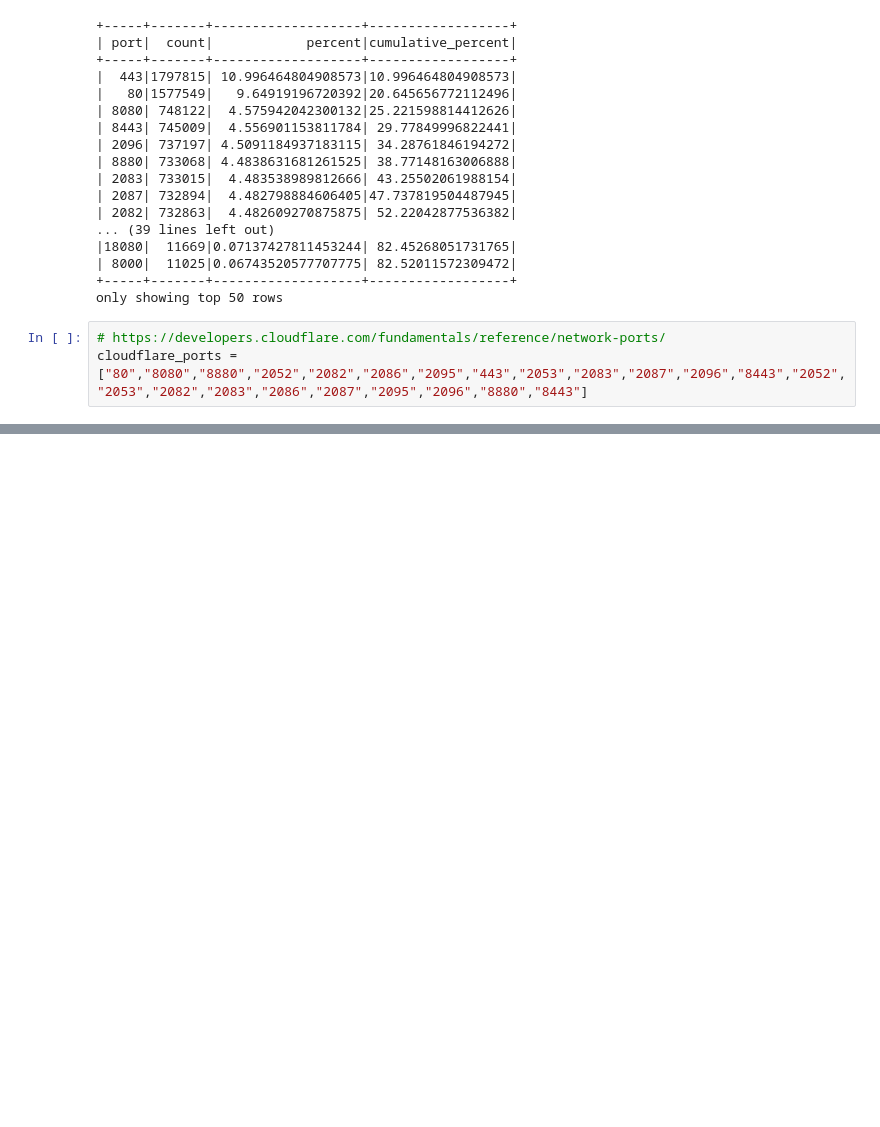
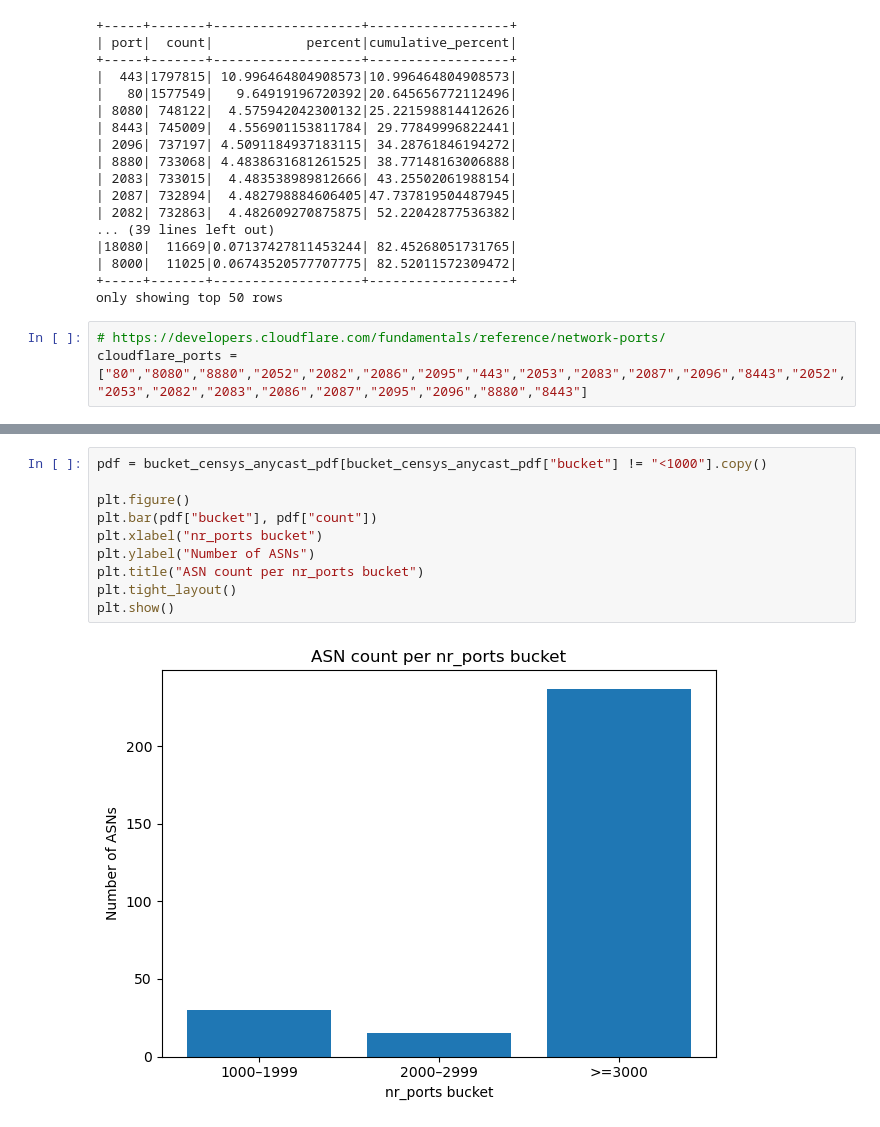
Before and after one commit to gustavoluvizotto/anycast-service-discovery, a Jupyter notebook: measurements/notebooks/tool_testing/prepare_measurements.ipynb, the cells around one changed output, grey strips where cells are left out. Saved outputs shown, nothing was run; the diff lists cells and outputs as text; blank space fills up the shorter version.

```diff
--- a/measurements/notebooks/tool_testing/prepare_measurements.ipynb
+++ b/measurements/notebooks/tool_testing/prepare_measurements.ipynb
@@ -305,0 +1345,12 @@ print(list(ports_to_scan))
+# %%
+pdf = bucket_censys_anycast_pdf[bucket_censys_anycast_pdf["bucket"] != "<1000"].copy()
+
+plt.figure()
+plt.bar(pdf["bucket"], pdf["count"])
+plt.xlabel("nr_ports bucket")
+plt.ylabel("Number of ASNs")
+plt.title("ASN count per nr_ports bucket")
+plt.tight_layout()
+plt.show()
+# %% [output]
+[figure, added]
```
Also changed, not shown: parts of 93 cells of this notebook, 3 other files.
